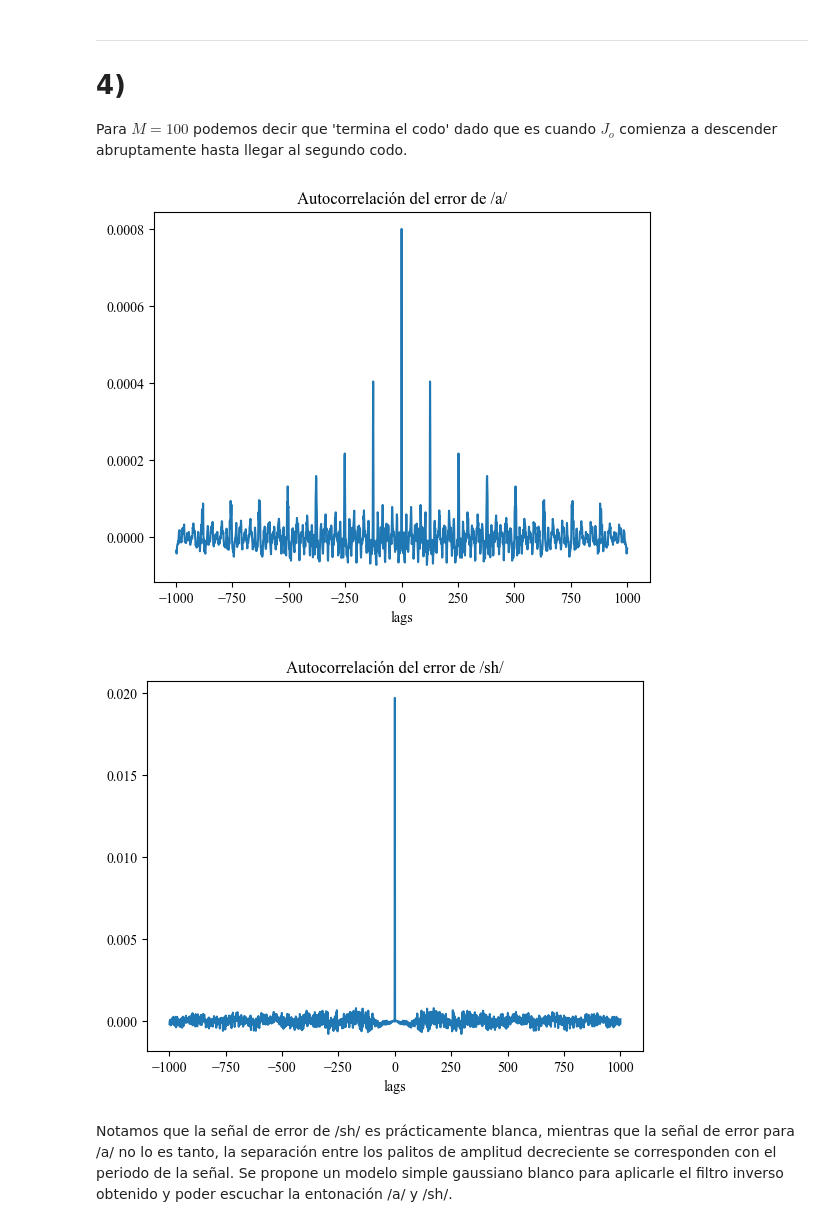
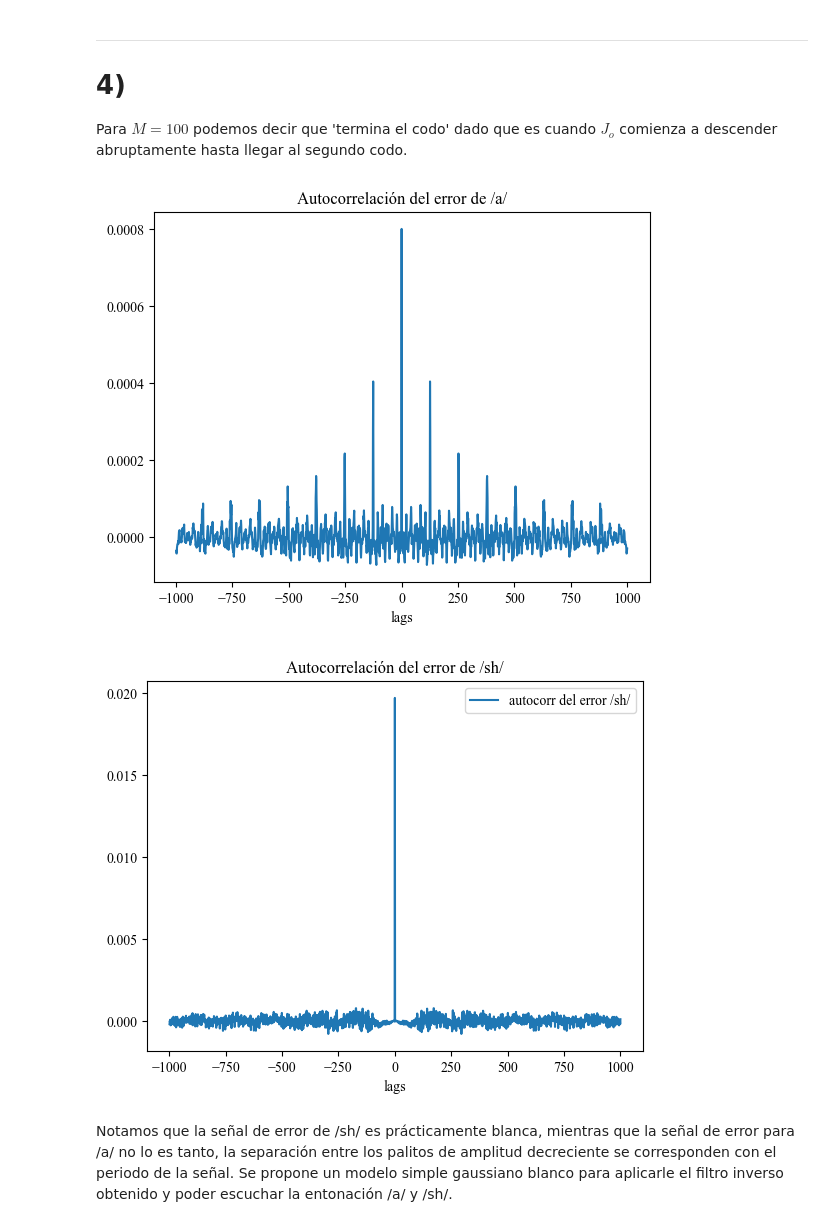
Before and after one commit to bautistasch/PASA, a Jupyter notebook: TP3/TP3-G1-PASA.ipynb, the cells around one changed output. Cells and saved outputs as stored; diff of their text form; code cells hidden in the pictures.

```diff
--- a/TP3/TP3-G1-PASA.ipynb
+++ b/TP3/TP3-G1-PASA.ipynb
@@ -299,28 +299,29 @@ Para $M = 100$ podemos decir que 'termina el codo' dado que es cuando $J_o$ comi
 # %%
 M = 100
 ao, _, _ = predictor_lineal_forward(aaav2_rec, M)
 y_hat = predict_sequence(aaav2_rec, ao)
 
 plt.close()
 plt.figure()
 plt.title('Autocorrelación del error de /a/')
-plt.plot(signal.correlation_lags(len(y_hat), len(y_hat))[15000:17000], signal.correlate(aaav2_rec - y_hat, aaav2_rec - y_hat)[15000:17000]/len(aaav2_rec - y_hat))
+plt.plot(signal.correlation_lags(len(y_hat), len(y_hat))[15000:17000], signal.correlate(aaav2_rec - y_hat, aaav2_rec - y_hat)[15000:17000]/len(aaav2_rec - y_hat), label = 'autocorr del error /a/')
 plt.xlabel('lags')
 plt.show()
 
 M = 100
 ao, _, _ = predictor_lineal_forward(shv2_rec, M)
 y_hat = predict_sequence(shv2_rec, ao)
 
 plt.close()
 plt.figure()
 plt.title('Autocorrelación del error de /sh/')
 plt.xlabel('lags')
-plt.plot(signal.correlation_lags(len(y_hat), len(y_hat))[15000:17000], signal.correlate(shv2_rec - y_hat, shv2_rec - y_hat)[15000:17000]/len(shv2_rec - y_hat))
+plt.plot(signal.correlation_lags(len(y_hat), len(y_hat))[15000:17000], signal.correlate(shv2_rec - y_hat, shv2_rec - y_hat)[15000:17000]/len(shv2_rec - y_hat), label = 'autocorr del error /sh/')
+plt.legend()
 plt.show()
 # %% [output]
 [figure]
-[figure, old version]
+[figure, new version]
 # %% [markdown]
 Notamos que la señal de error de /sh/ es prácticamente blanca, mientras que la señal de error para /a/ no lo es tanto, la separación entre los palitos de amplitud decreciente se corresponden con el periodo de la señal. Se propone un modelo simple gaussiano blanco para aplicarle el filtro inverso obtenido y poder escuchar la entonación /a/ y /sh/.
 # %%
```
Also changed, not shown: parts of 2 cells of this notebook.
